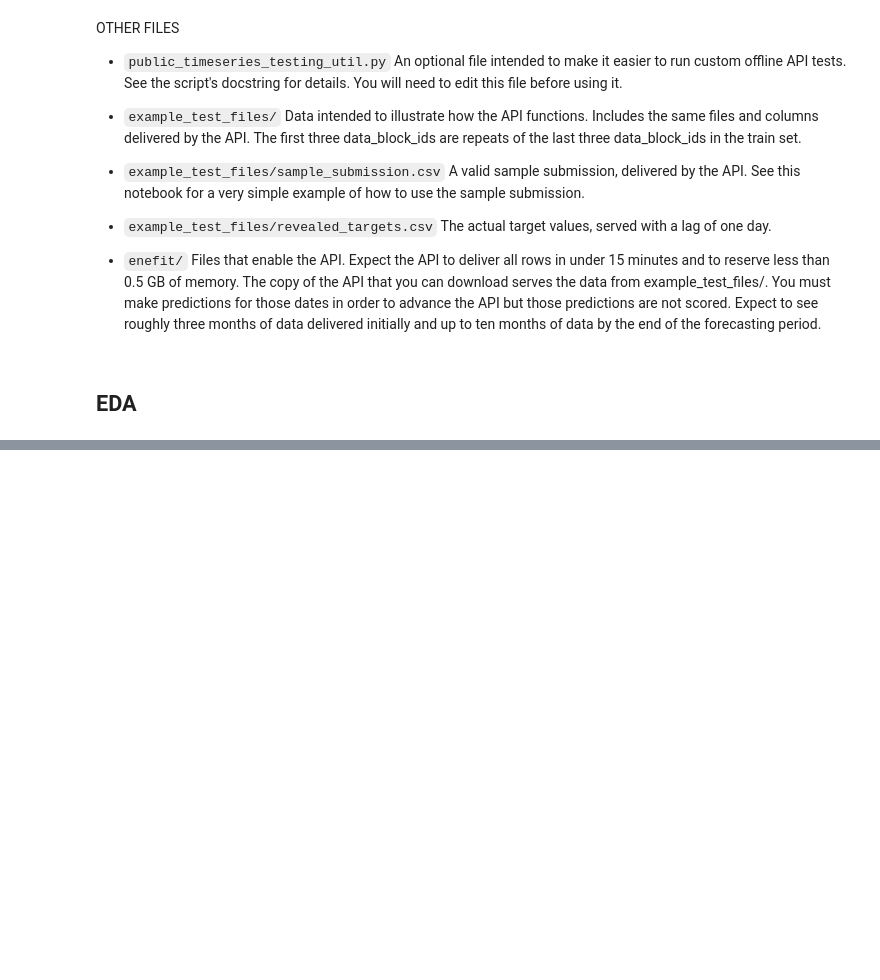
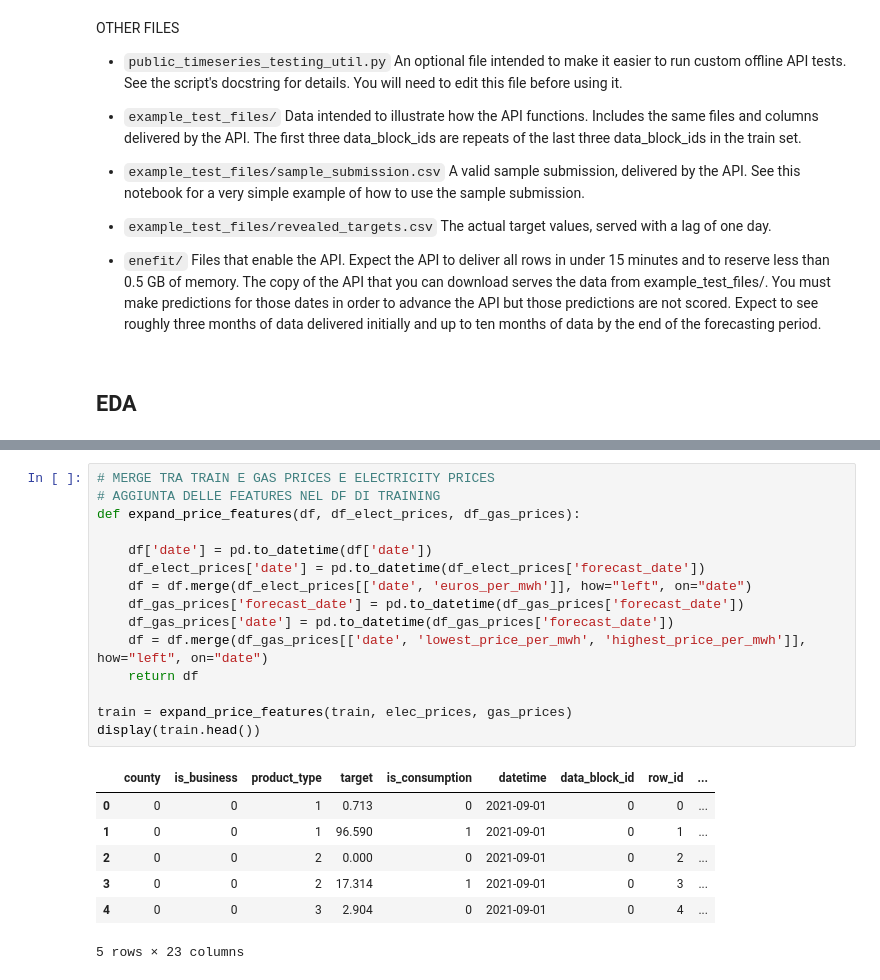
Before and after one commit to GiacomoPracucci/prosumer-energy-prediction, a Jupyter notebook: src/main.ipynb, the cells around one changed output, grey strips where cells are left out. Saved outputs shown, nothing was run; the diff lists cells and outputs as text; blank space fills up the shorter version.

```diff
--- a/src/main.ipynb
+++ b/src/main.ipynb
@@ -327,0 +348,23 @@ Duplicated first 5 Rows:
+# %%
+# MERGE TRA TRAIN E GAS PRICES E ELECTRICITY PRICES
+# AGGIUNTA DELLE FEATURES NEL DF DI TRAINING
+def expand_price_features(df, df_elect_prices, df_gas_prices):
+
+    df['date'] = pd.to_datetime(df['date'])
+    df_elect_prices['date'] = pd.to_datetime(df_elect_prices['forecast_date'])
+    df = df.merge(df_elect_prices[['date', 'euros_per_mwh']], how="left", on="date")
+    df_gas_prices['forecast_date'] = pd.to_datetime(df_gas_prices['forecast_date'])
+    df_gas_prices['date'] = pd.to_datetime(df_gas_prices['forecast_date'])
+    df = df.merge(df_gas_prices[['date', 'lowest_price_per_mwh', 'highest_price_per_mwh']], how="left", on="date")
+    return df
+
+train = expand_price_features(train, elec_prices, gas_prices)
+display(train.head())
+# %% [output]
+|  | county | is_business | product_type | target | is_consumption | datetime | data_block_id | row_id | ... |
+| 0 | 0 | 0 | 1 | 0.713 | 0 | 2021-09-01 | 0 | 0 | ... |
+| 1 | 0 | 0 | 1 | 96.590 | 1 | 2021-09-01 | 0 | 1 | ... |
+| 2 | 0 | 0 | 2 | 0.000 | 0 | 2021-09-01 | 0 | 2 | ... |
+| 3 | 0 | 0 | 2 | 17.314 | 1 | 2021-09-01 | 0 | 3 | ... |
+| 4 | 0 | 0 | 3 | 2.904 | 0 | 2021-09-01 | 0 | 4 | ... |
+5 rows × 23 columns
```
Also changed, not shown: parts of 20 cells of this notebook.
